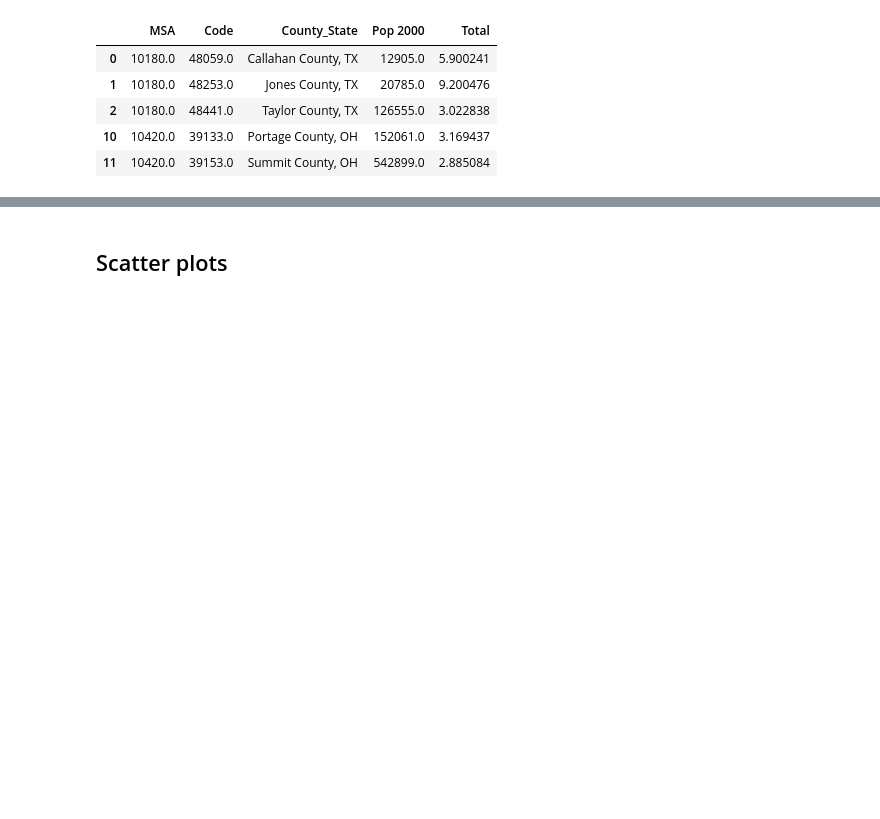
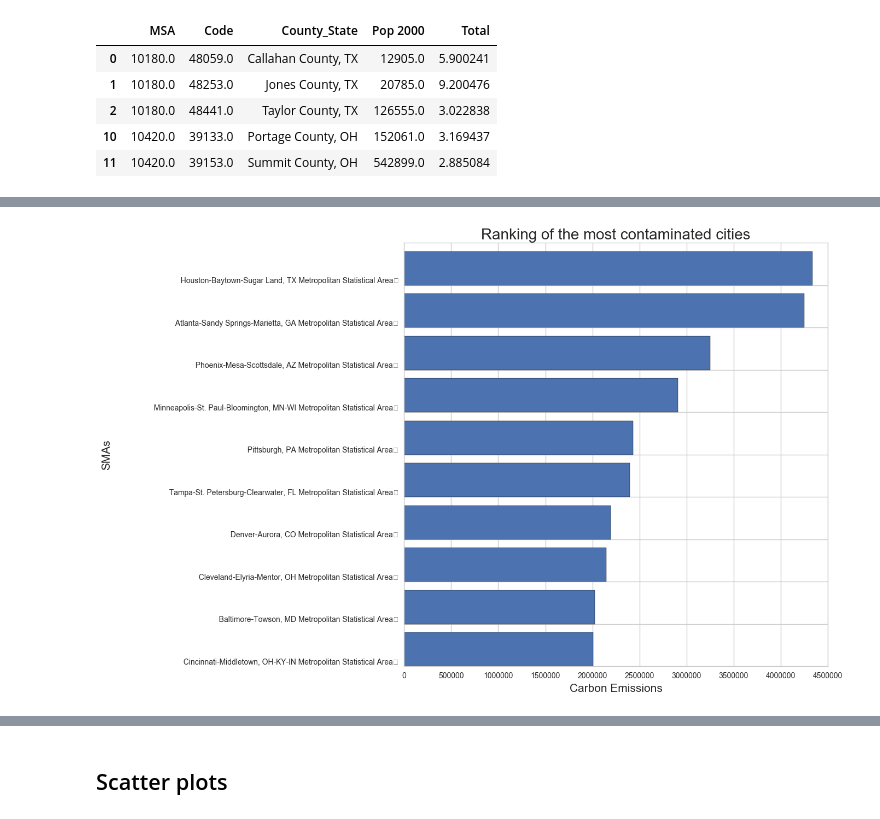
Before and after one commit to esanzglez/Study_of_Optimal_City, a Jupyter notebook: Study_Optimal_City.ipynb, the cells around one changed output, grey strips where cells are left out. Saved outputs shown, nothing was run; the diff lists cells and outputs as text; code cells hidden in the pictures; blank space fills up the shorter version.

```diff
--- a/Study_Optimal_City.ipynb
+++ b/Study_Optimal_City.ipynb
@@ -5,8 +5,9 @@ import pandas as pd
 import numpy as np
 import statsmodels.formula.api as smf
 import matplotlib.pylab as plt
-import seaborn
+import seaborn as sns
 %matplotlib inline
+sns.set_style("whitegrid")
 # %% [markdown]
 ## Data Colection
 # %%
@@ -59,7 +60,7 @@ MSAs = county_codes.groupby(by = 'MSA').sum()
 # %%
 MSAs = MSAs.reset_index()
 # %%
-MSAs.columns = ['MSA', 'Code' ,'Total Carbon Emissions' ,'Total']
+MSAs.columns = ['MSA', 'Code' ,'Total Carbon Emissions' ,'Total_Population']
 # %%
 SMA_Name.MSA = SMA_Name.MSA*10.0
 # %%
@@ -91,0 +89,2 @@ MSA_sort.sort
+# %%
+MSA_sort_GHG = MSA_total.sort_values('Total Carbon Emissions')
@@ -91,0 +94,12 @@ MSA_sort.sort
+# %%
+GHG_TOP = MSA_sort_GHG.iloc[-10:]
+# %%
+plt.figure(figsize = (10,10))
+plt.barh(np.arange(0,10),GHG_TOP['Total Carbon Emissions'])
+plt.title('Ranking of the most contaminated cities', size = 20)
+plt.ylabel('SMAs', size = 15)
+plt.xlabel('Carbon Emissions', size = 15)
+plt.yticks(np.arange(0,10),list(GHG_TOP.MSA_Name))
+plt.show()
+# %% [output]
+[figure, added]
```
Also changed, not shown: parts of 11 cells of this notebook.
